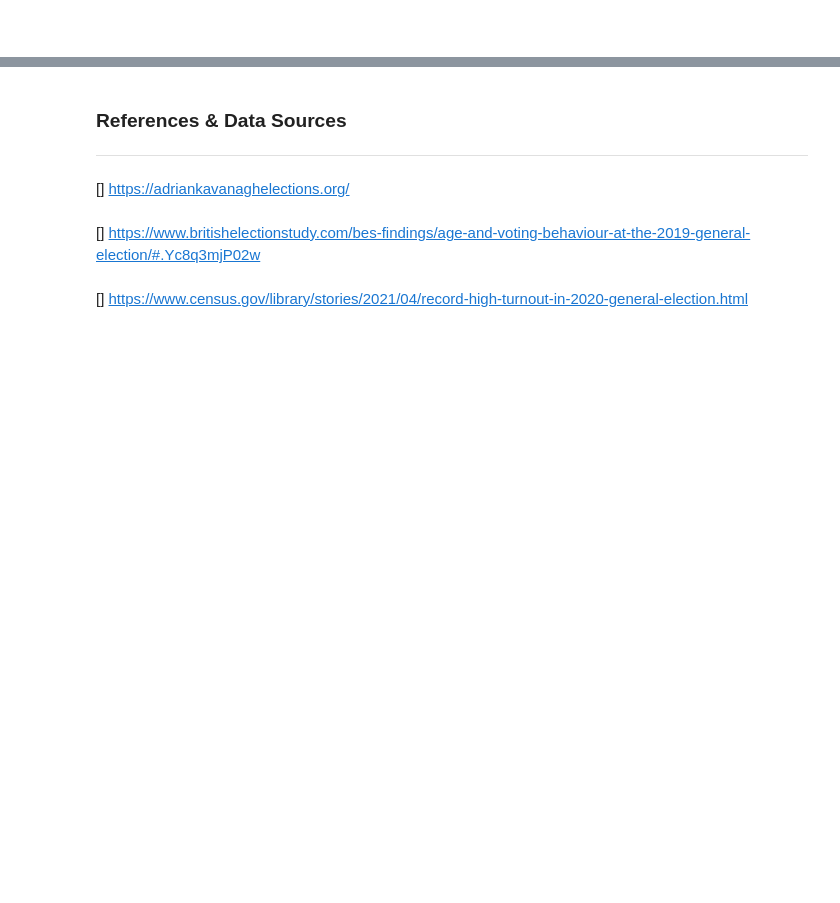
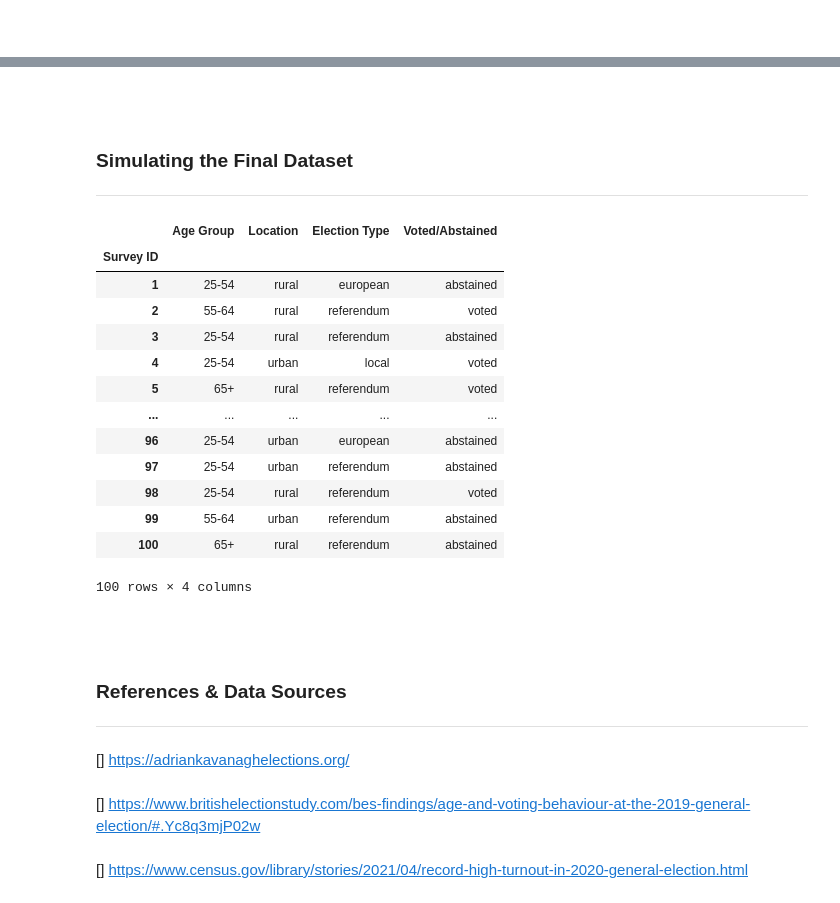
Before and after one commit to G00398258/progda_project, a Jupyter notebook: progda_project.ipynb, the cells around one changed output, grey strips where cells are left out. Cells and saved outputs as stored; diff of their text form; code cells hidden in the pictures; blank space fills up the shorter version.

```diff
--- a/progda_project.ipynb
+++ b/progda_project.ipynb
@@ -604,0 +655,7 @@ array(['urban', 'rural', 'urban', 'urban', 'rural', 'rural', 'urban',
+# %%
+df_all_data = pd.concat([df_agegroups, df_voterloc, df_electype], axis=1)
+# %%
+# Adding another column for Probability Voted, which will be the sum of the 3 impact columns divided by 3
+df_all_data["Probability Voted"] =  (df_all_data[["Age Impact", "Location Impact", "Election Impact"]].sum(axis=1)) / 3
+
+df_all_data.head()
@@ -605,3 +681,57 @@ array(['urban', 'rural', 'urban', 'urban', 'rural', 'rural', 'urban',
+# %%
+# Converting this column into a numpy array so I can perform some random operations on it
+prob_array = df_all_data[["Probability Voted"]].to_numpy()
+
+# Setting variables for voted and abstained & creating a list for use in random function below
+voted = 1
+abstained = 0
+voters = []
+
+# Using random.binomial again as I can only have 2 outcomes, with p = probability in array above
+for i in prob_array:
+    voters.append(np.random.binomial(voted, p=i, size=1))
+
+# Making final list with string values based on these values
+voted = []
+for i in voters:
+    if i == 0:
+        voted.append("abstained")
+    else:
+        voted.append("voted")
+# %%
+# Adding this new list into a dataframe
+df_voted = pd.DataFrame(voted, columns = ["Voted/Abstained"])
+
+df_new = pd.concat([df_all_data, df_voted], axis=1)
+# %% [markdown]
+<br>
+# %% [markdown]
+### Simulating the Final Dataset
+***
+# %%
+df_dataset = df_new[["Survey ID", "Age Group", "Location", "Election Type", "Voted/Abstained"]]
+
+# Setting Survey ID as the index
+df_dataset.set_index(["Survey ID"], inplace = True)
+
+df_dataset
+# %% [output]
+|  | Age Group | Location | Election Type | Voted/Abstained |
+| Survey ID |  |  |  |  |
+| 1 | 25-54 | rural | european | abstained |
+| 2 | 55-64 | rural | referendum | voted |
+| 3 | 25-54 | rural | referendum | abstained |
+| 4 | 25-54 | urban | local | voted |
+| 5 | 65+ | rural | referendum | voted |
+| ... | ... | ... | ... | ... |
+| 96 | 25-54 | urban | european | abstained |
+| 97 | 25-54 | urban | referendum | abstained |
+| 98 | 25-54 | rural | referendum | voted |
+| 99 | 55-64 | urban | referendum | abstained |
+| 100 | 65+ | rural | referendum | abstained |
+100 rows × 4 columns
+# %% [markdown]
+<br>
 # %% [markdown]
 ### References & Data Sources
 ***
```
Also changed, not shown: parts of 70 cells of this notebook.
